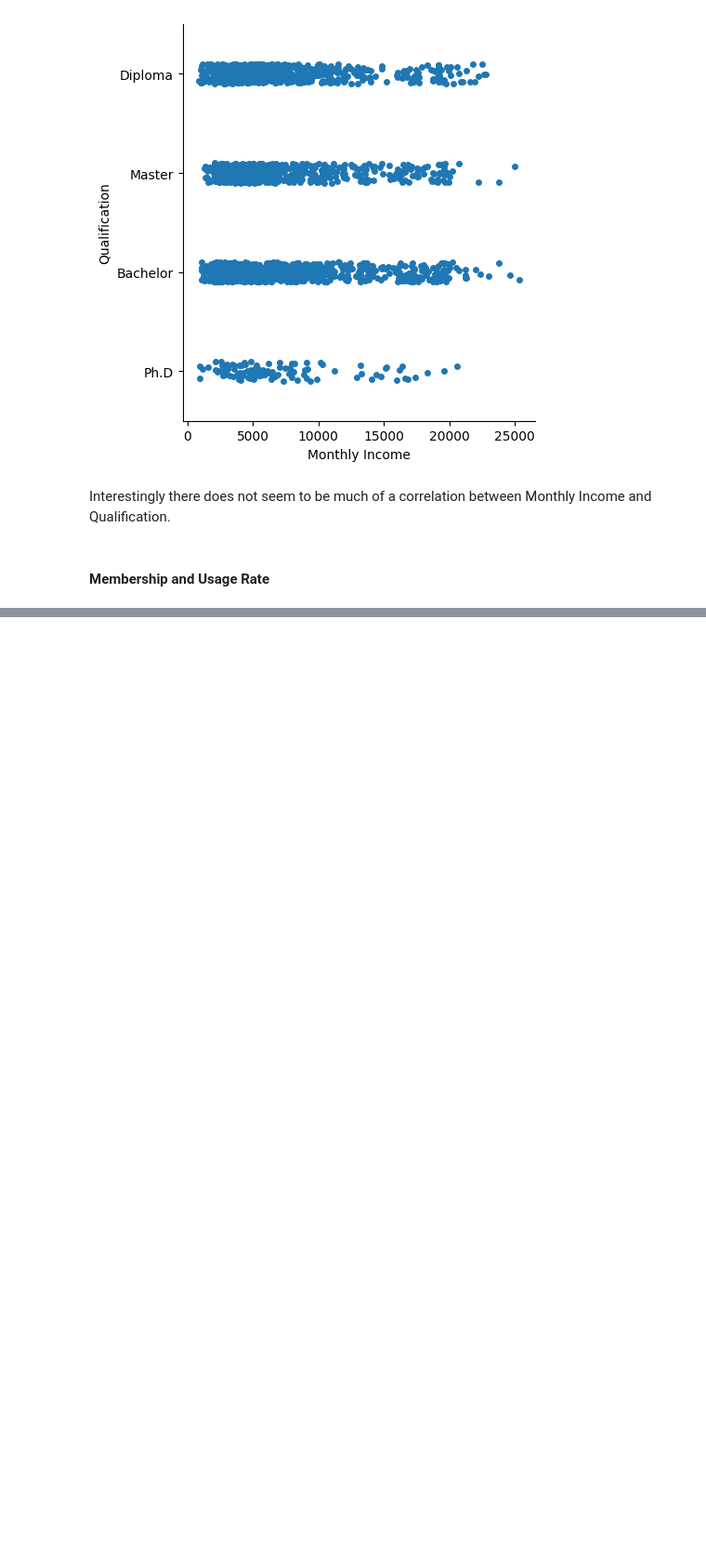
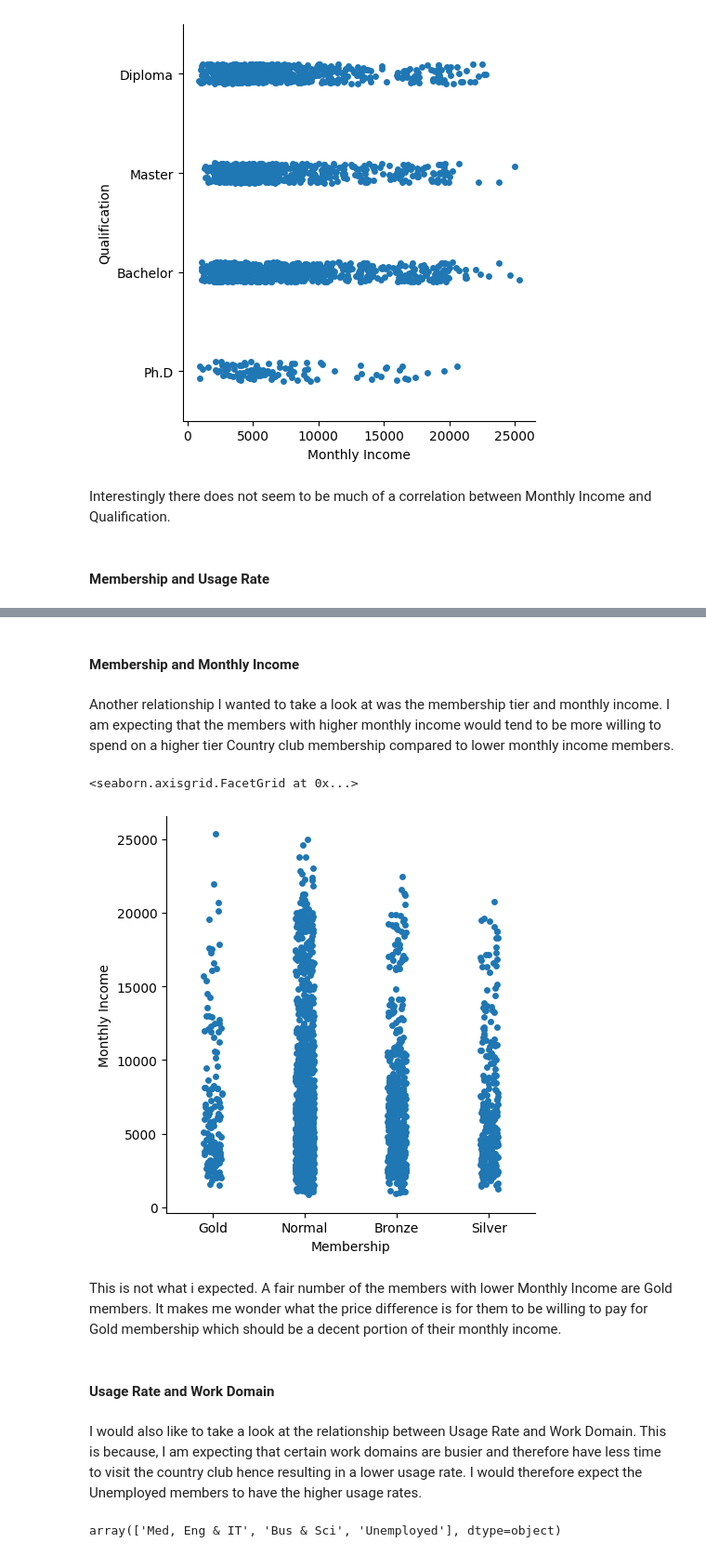
Before and after one commit to Anglesofdeath/attrition-data-science-project, a Jupyter notebook: eda.ipynb, the cells around one changed output, grey strips where cells are left out. Shown at 93% size. Cells and saved outputs as stored; diff of their text form; code cells hidden in the pictures; blank space fills up the shorter version.

```diff
--- a/eda.ipynb
+++ b/eda.ipynb
@@ -1180,0 +1203,19 @@ Interestingly there does not seem to be much of a correlation between Monthly In
+# %% [markdown]
+#### Membership and Monthly Income
+# %% [markdown]
+Another relationship I wanted to take a look at was the membership tier and monthly income. I am expecting that the members with higher monthly income would tend to be more willing to spend on a higher tier Country club membership compared to lower monthly income members.
+# %%
+sns.catplot(data=df, x="Membership", y="Monthly Income")
+# %% [output]
+<seaborn.axisgrid.FacetGrid at 0x...>
+[figure, added]
+# %% [markdown]
+This is not what i expected. A fair number of the members with lower Monthly Income are Gold members. It makes me wonder what the price difference is for them to be willing to pay for Gold membership which should be a decent portion of their monthly income.
+# %% [markdown]
+#### Usage Rate and Work Domain
+# %% [markdown]
+I would also like to take a look at the relationship between Usage Rate and Work Domain. This is because, I am expecting that certain work domains are busier and therefore have less time to visit the country club hence resulting in a lower usage rate. I would therefore expect the Unemployed members to have the higher usage rates.
+# %%
+df['Work Domain'].unique()
+# %% [output]
+array(['Med, Eng & IT', 'Bus & Sci', 'Unemployed'], dtype=object)
```
Also changed, not shown: parts of 9 cells of this notebook.
